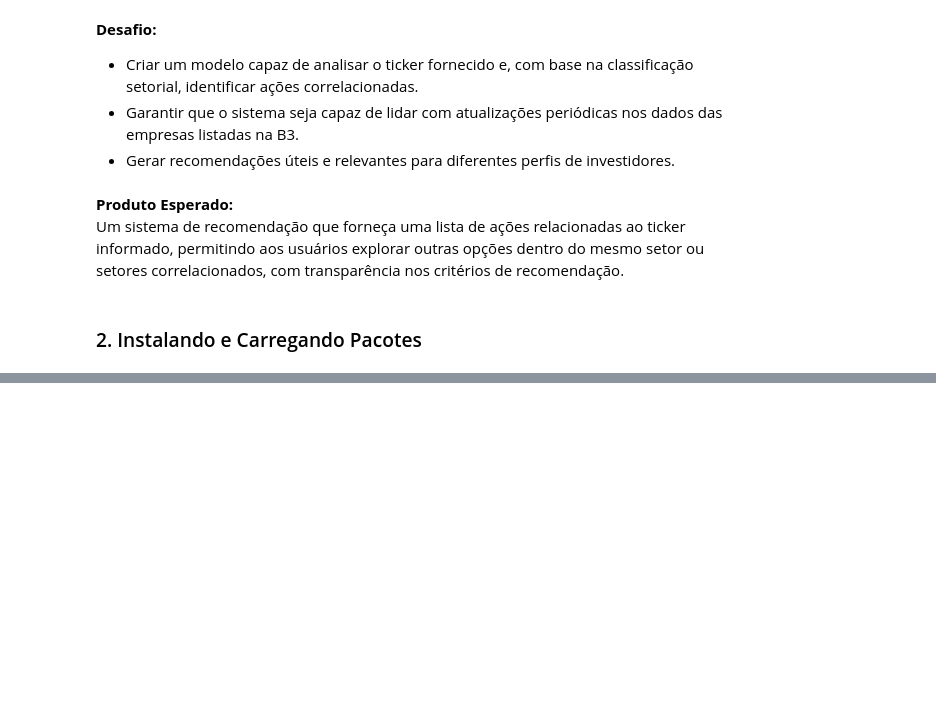
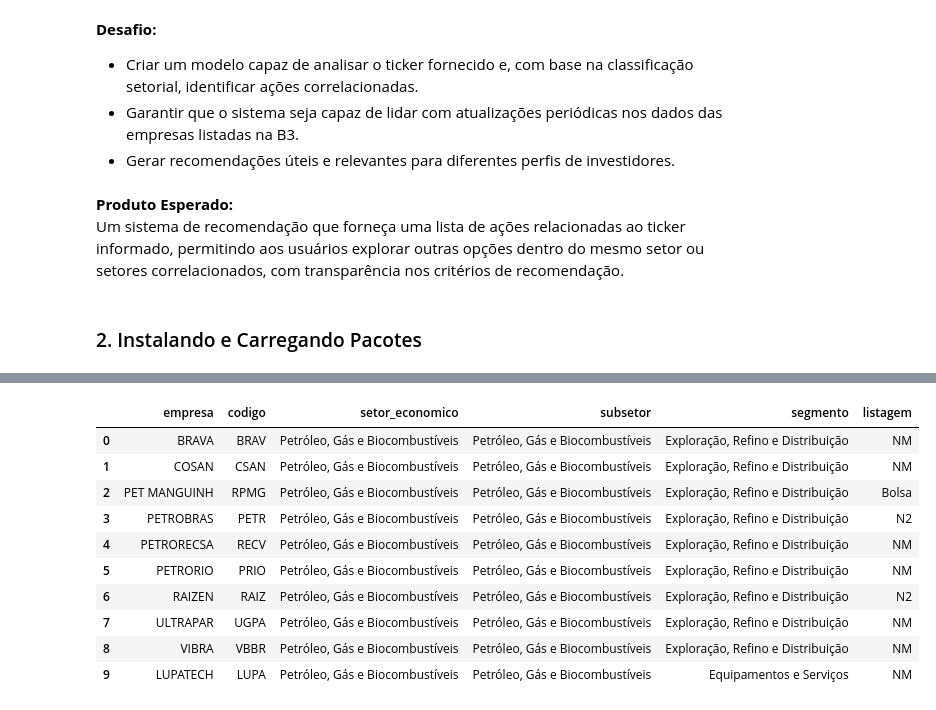
Before and after one commit to rafa-fsantos/recomendAcoes, a Jupyter notebook: projeto.ipynb, the cells around one changed output, grey strips where cells are left out. Drawn from its saved outputs; the diff is of its cells as text; code cells hidden in the pictures; blank space fills up the shorter version.

```diff
--- a/projeto.ipynb
+++ b/projeto.ipynb
@@ -223,0 +255,21 @@ teste(df).head(25)
+# %%
+# Excluíndo os valores listados como 'CÓDIGO' E 'LISTAGEM' da coluna 'codigo'
+df_ajustado.drop(df_ajustado.query('codigo == "CÓDIGO" | codigo == "LISTAGEM"').index, axis=0, inplace=True)
+# %%
+# Resetando o indice do dataset
+df_ajustado.reset_index(drop=True, inplace=True)
+# %%
+# Amostragem do dataset
+df_ajustado.head(10)
+# %% [output]
+|  | empresa | codigo | setor_economico | subsetor | segmento | listagem |
+| 0 | BRAVA | BRAV | Petróleo, Gás e Biocombustíveis | Petróleo, Gás e Biocombustíveis | Exploração, Refino e Distribuição | NM |
+| 1 | COSAN | CSAN | Petróleo, Gás e Biocombustíveis | Petróleo, Gás e Biocombustíveis | Exploração, Refino e Distribuição | NM |
+| 2 | PET MANGUINH | RPMG | Petróleo, Gás e Biocombustíveis | Petróleo, Gás e Biocombustíveis | Exploração, Refino e Distribuição | Bolsa |
+| 3 | PETROBRAS | PETR | Petróleo, Gás e Biocombustíveis | Petróleo, Gás e Biocombustíveis | Exploração, Refino e Distribuição | N2 |
+| 4 | PETRORECSA | RECV | Petróleo, Gás e Biocombustíveis | Petróleo, Gás e Biocombustíveis | Exploração, Refino e Distribuição | NM |
+| 5 | PETRORIO | PRIO | Petróleo, Gás e Biocombustíveis | Petróleo, Gás e Biocombustíveis | Exploração, Refino e Distribuição | NM |
+| 6 | RAIZEN | RAIZ | Petróleo, Gás e Biocombustíveis | Petróleo, Gás e Biocombustíveis | Exploração, Refino e Distribuição | N2 |
+| 7 | ULTRAPAR | UGPA | Petróleo, Gás e Biocombustíveis | Petróleo, Gás e Biocombustíveis | Exploração, Refino e Distribuição | NM |
+| 8 | VIBRA | VBBR | Petróleo, Gás e Biocombustíveis | Petróleo, Gás e Biocombustíveis | Exploração, Refino e Distribuição | NM |
+| 9 | LUPATECH | LUPA | Petróleo, Gás e Biocombustíveis | Petróleo, Gás e Biocombustíveis | Equipamentos e Serviços | NM |
```
Also changed, not shown: parts of 48 cells of this notebook, 1 other file.
